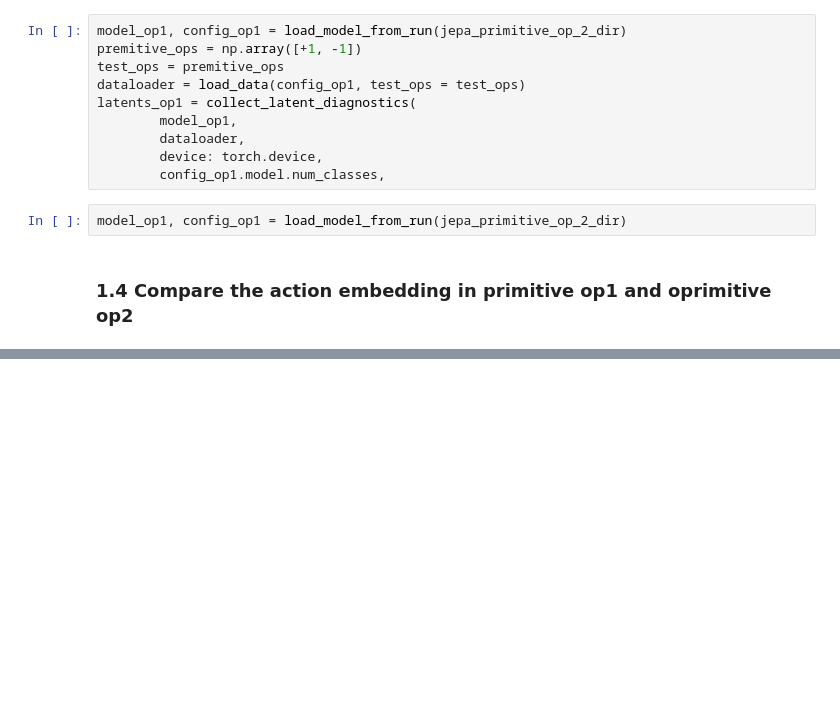
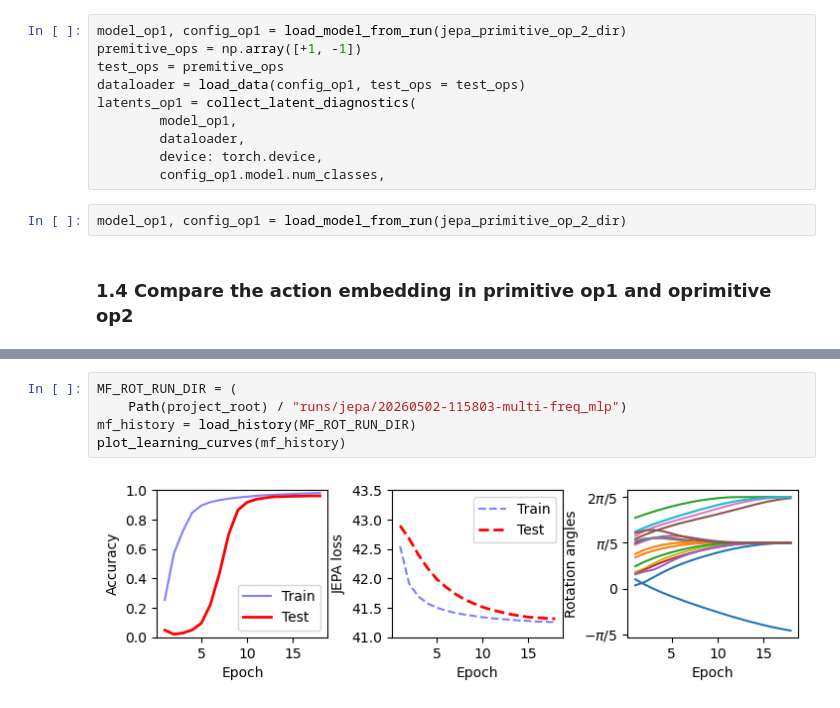
Before and after one commit to DL-World-Models/brojepa, a Jupyter notebook: notebooks/jepa_training.ipynb, the cells around one changed output, grey strips where cells are left out. Drawn from its saved outputs; the diff is of its cells as text; blank space fills up the shorter version.

```diff
--- a/notebooks/jepa_training.ipynb
+++ b/notebooks/jepa_training.ipynb
@@ -283,0 +452,7 @@ model_op1, config_op1 = load_model_from_run(jepa_primitive_op_2_dir)
+# %%
+MF_ROT_RUN_DIR = (
+    Path(project_root) / "runs/jepa/20260502-115803-multi-freq_mlp")
+mf_history = load_history(MF_ROT_RUN_DIR)
+plot_learning_curves(mf_history)
+# %% [output]
+[figure, added]
```
Also changed, not shown: parts of 24 cells of this notebook.
